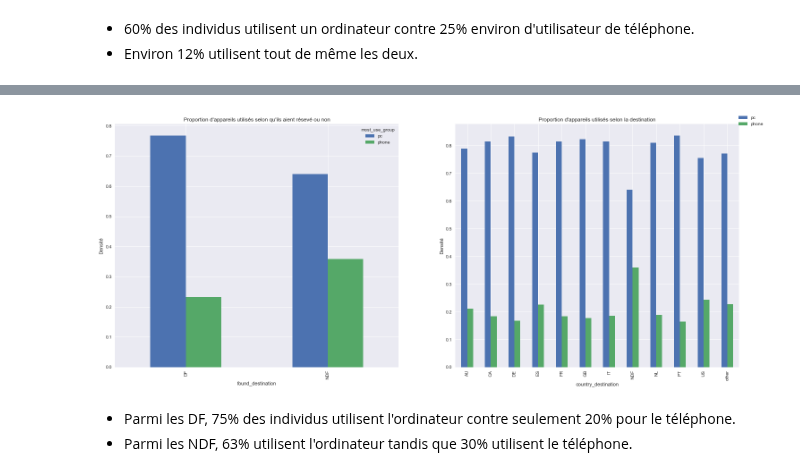
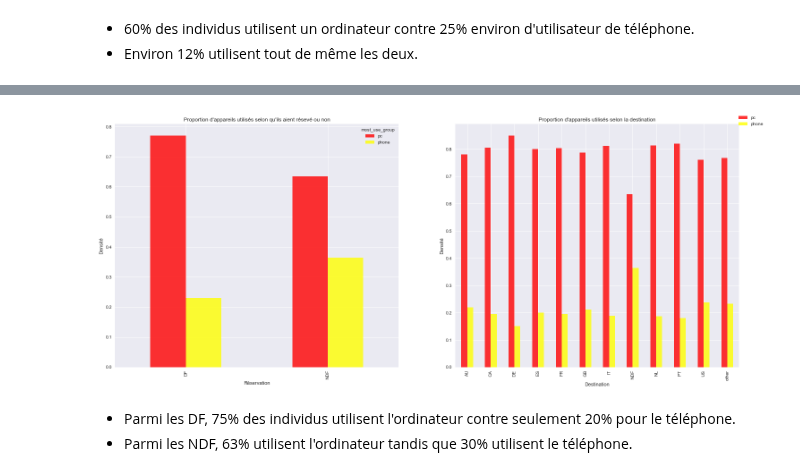
Before and after one commit to vesran/BookerGuess, a Jupyter notebook: _3_analyse_des_sessions.ipynb, the cells around one changed output, grey strips where cells are left out. Saved outputs shown, nothing was run; the diff lists cells and outputs as text; code cells hidden in the pictures.

```diff
--- a/_3_analyse_des_sessions.ipynb
+++ b/_3_analyse_des_sessions.ipynb
@@ -195,7 +195,8 @@ fig, ax = plt.subplots(3, 2, figsize=(20, 20))
 for i, name in enumerate(names):
     users['tmp_action'] = users.apply(lambda r: 'did' if name in r['actions'] else 'did not', axis=1)
     var = pd.crosstab(users['found_destination'], users['tmp_action'])
-    var.div(var.sum(1).astype(float), axis=0).plot(kind="bar", stacked=False, ax=ax[i%3][i%2])
+    var.div(var.sum(1).astype(float), axis=0).plot(kind="bar", stacked=False, ax=ax[i%3][i%2], colormap='RdYlGn')
     ax[i%3][i%2].set_title("Proportion des utilisateurs ayant réalisé l'action selon qu'ils aient résevé ou non")
+    ax[i%3][i%2].set_ylabel('Densité')
     ax[i%3][i%2].set_xlabel(name)
 # %% [output]
@@ -366,17 +364,19 @@ _ = ax.set_ylabel('Densité')
 # %%
 fig, (ax1, ax2) = plt.subplots(nrows=1, ncols=2, figsize=(25, 10))
 var = pd.crosstab(devices['found_destination'], devices['most_use_group'])
-var.div(var.sum(1).astype(float), axis=0).plot(kind="bar", stacked=False, ax=ax1)
+var.div(var.sum(1).astype(float), axis=0).plot(kind="bar", stacked=False, ax=ax1, colormap='autumn', alpha=0.8)
 ax1.set_title("Proportion d'appareils utilisés selon qu'ils aient résevé ou non")
 ax1.set_ylabel("Densité")
+ax1.set_xlabel('Réservation')
 
 var = pd.crosstab(devices['country_destination'], devices['most_use_group'])
-var.div(var.sum(1).astype(float), axis=0).plot(kind="bar", stacked=False, ax=ax2)
+var.div(var.sum(1).astype(float), axis=0).plot(kind="bar", stacked=False, ax=ax2, colormap='autumn', alpha=0.8)
 plt.legend(bbox_to_anchor=(1.1, 1.05))
 ax2.set_ylabel("Densité")
+ax2.set_xlabel('Destination')
 _ = ax2.set_title("Proportion d'appareils utilisés selon la destination")
 # %% [output]
-[figure, old version]
+[figure, new version]
 # %% [markdown]
 * Parmi les DF, 75% des individus utilisent l'ordinateur contre seulement 20% pour le téléphone.
 * Parmi les NDF, 63% utilisent l'ordinateur tandis que 30% utilisent le téléphone.
```
Also changed, not shown: parts of 19 cells of this notebook.
